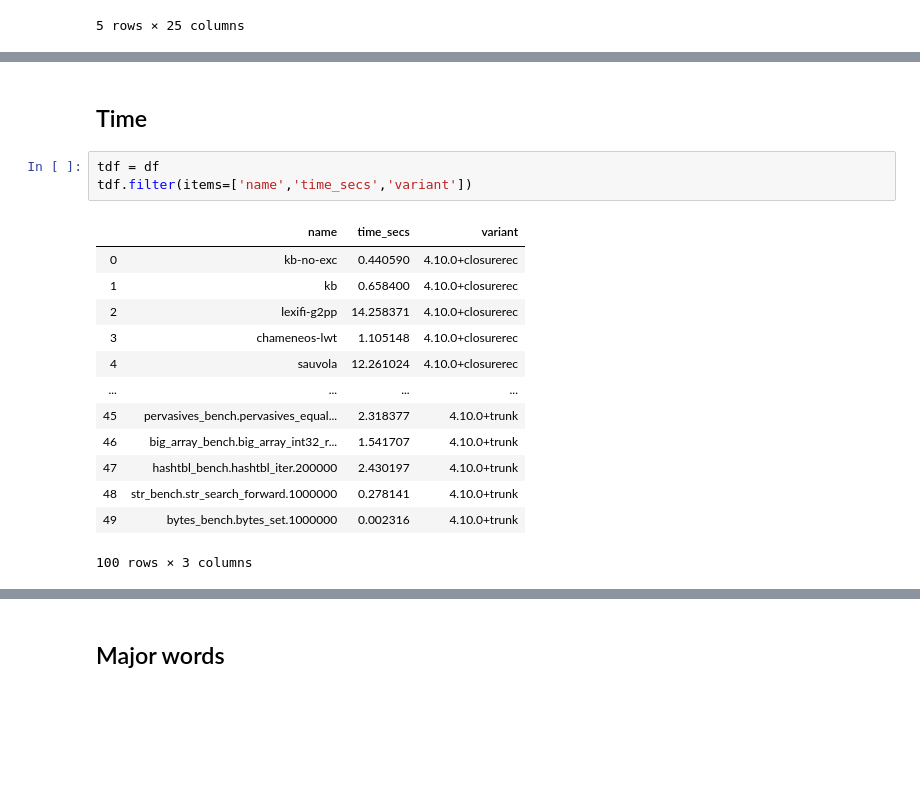
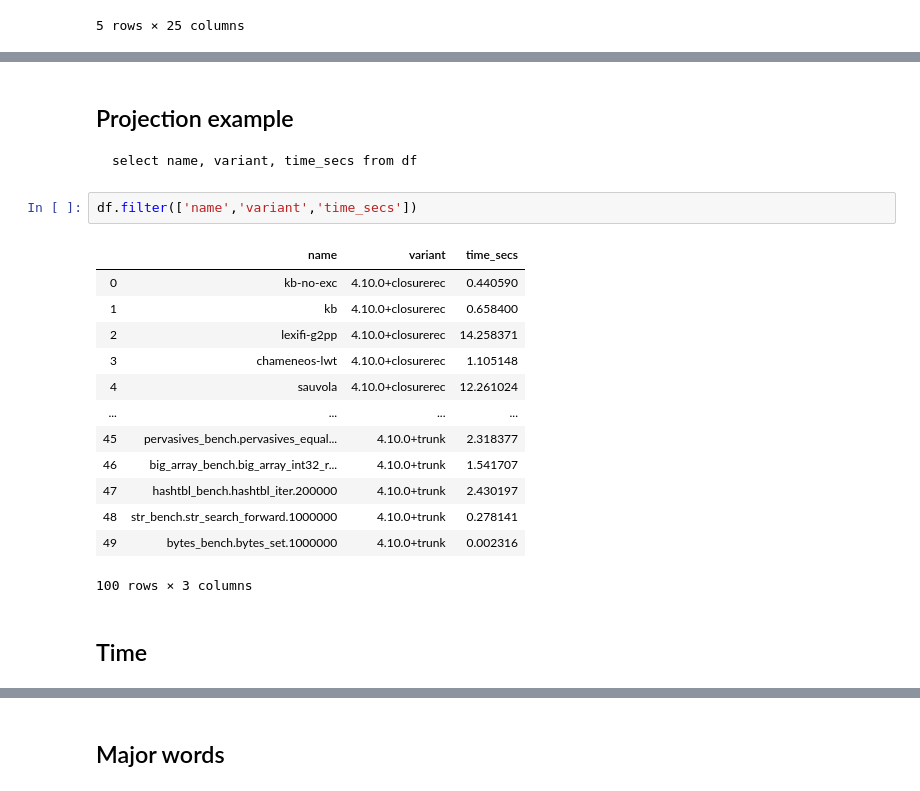
Before and after one commit to ocaml-bench/sandmark-analyze, a Jupyter notebook: sandmark-analyze.ipynb, the cells around one changed output, grey strips where cells are left out. Cells and saved outputs as stored; diff of their text form; blank space fills up the shorter version.

Commit message:
Added normalisation example

````diff
--- a/sandmark-analyze.ipynb
+++ b/sandmark-analyze.ipynb
@@ -47,20 +63,25 @@ df.head()
+# %% [markdown]
+## Projection example
+
+```
+select name, variant, time_secs from df
+```
+# %%
+df.filter(['name','variant','time_secs'])
+# %% [output]
+|  | name | variant | time_secs |
+| 0 | kb-no-exc | 4.10.0+closurerec | 0.440590 |
+| 1 | kb | 4.10.0+closurerec | 0.658400 |
+| 2 | lexifi-g2pp | 4.10.0+closurerec | 14.258371 |
+| 3 | chameneos-lwt | 4.10.0+closurerec | 1.105148 |
+| 4 | sauvola | 4.10.0+closurerec | 12.261024 |
+| ... | ... | ... | ... |
+| 45 | pervasives_bench.pervasives_equal... | 4.10.0+trunk | 2.318377 |
+| 46 | big_array_bench.big_array_int32_r... | 4.10.0+trunk | 1.541707 |
+| 47 | hashtbl_bench.hashtbl_iter.200000 | 4.10.0+trunk | 2.430197 |
+| 48 | str_bench.str_search_forward.1000000 | 4.10.0+trunk | 0.278141 |
+| 49 | bytes_bench.bytes_set.1000000 | 4.10.0+trunk | 0.002316 |
+100 rows × 3 columns
 # %% [markdown]
 ## Time
-# %%
-tdf = df
-tdf.filter(items=['name','time_secs','variant'])
-# %% [output]
-|  | name | time_secs | variant |
-| 0 | kb-no-exc | 0.440590 | 4.10.0+closurerec |
-| 1 | kb | 0.658400 | 4.10.0+closurerec |
-| 2 | lexifi-g2pp | 14.258371 | 4.10.0+closurerec |
-| 3 | chameneos-lwt | 1.105148 | 4.10.0+closurerec |
-| 4 | sauvola | 12.261024 | 4.10.0+closurerec |
-| ... | ... | ... | ... |
-| 45 | pervasives_bench.pervasives_equal... | 2.318377 | 4.10.0+trunk |
-| 46 | big_array_bench.big_array_int32_r... | 1.541707 | 4.10.0+trunk |
-| 47 | hashtbl_bench.hashtbl_iter.200000 | 2.430197 | 4.10.0+trunk |
-| 48 | str_bench.str_search_forward.1000000 | 0.278141 | 4.10.0+trunk |
-| 49 | bytes_bench.bytes_set.1000000 | 0.002316 | 4.10.0+trunk |
-100 rows × 3 columns
 # %%
````
Also changed, not shown: parts of 10 cells of this notebook.
